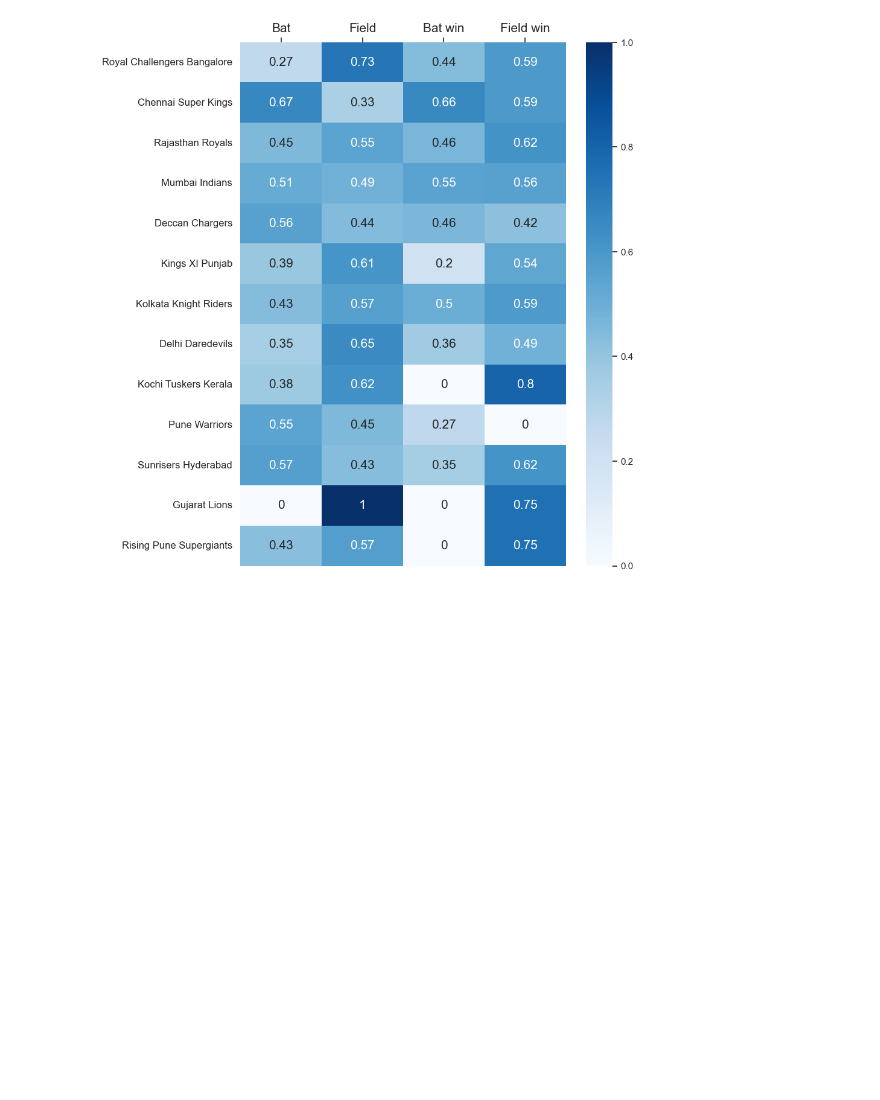
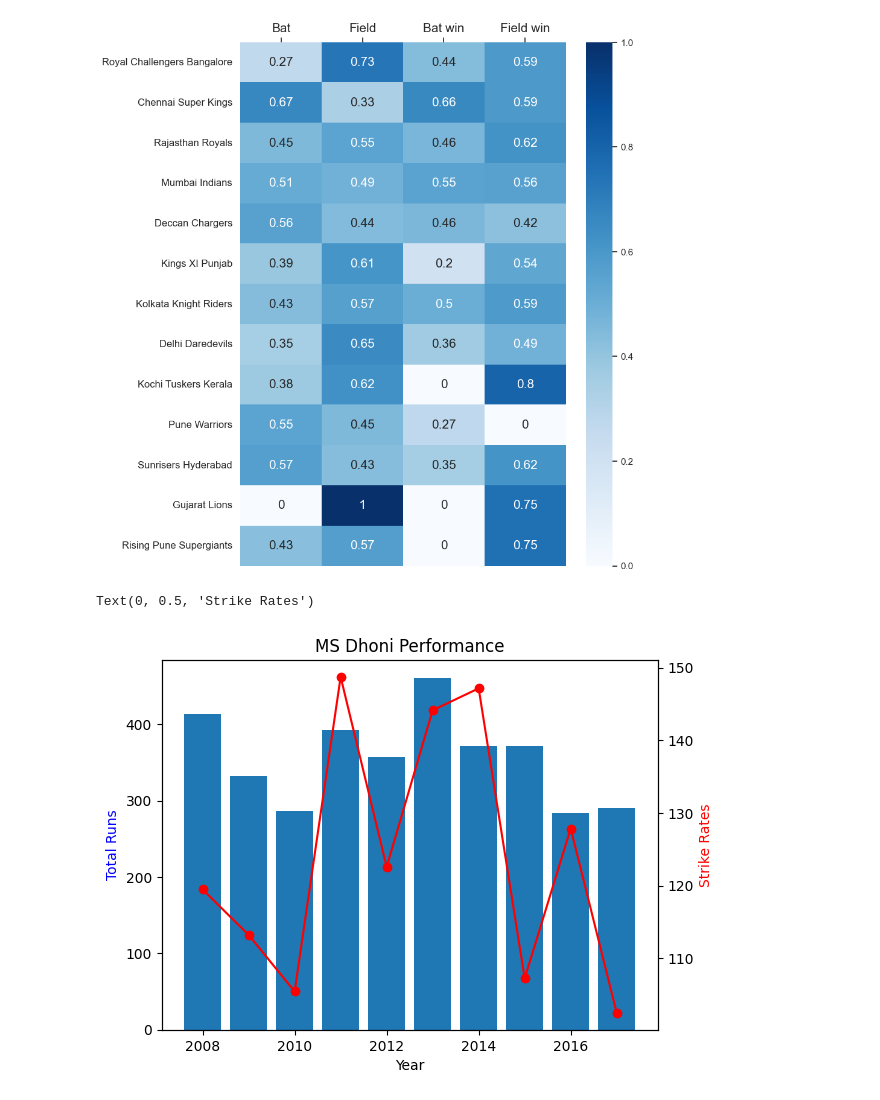
Before and after one commit to rkishorekumar-git/EDA-For-IPL, a Jupyter notebook: src/common_notebook.ipynb, the cells around one changed output. Saved outputs shown, nothing was run; the diff lists cells and outputs as text; code cells hidden in the pictures; blank space fills up the shorter version.

```diff
--- a/src/common_notebook.ipynb
+++ b/src/common_notebook.ipynb
@@ -161,3 +162,19 @@ The `ci` parameter is deprecated. Use `errorbar=None` for the same effect.
 toss_winner_choice_table()
 # %% [output]
 [figure]
+# %%
+#Player performance over all seasons - Strike rate and Seasonal runs
+batsman_1_name = "MS Dhoni"
+player = PlayerPerformance(batsman_1_name)
+years, strike_rate, max_runs, average, total_runs = player.get_player_performance()
+fig, ax1 = plt.subplots()
+plt.title(f'{batsman_1_name} Performance')
+ax2 = ax1.twinx()
+ax1.bar(years, total_runs)
+ax2.plot(years, strike_rate, '-o', color='red')
+ax1.set_xlabel('Year')
+ax1.set_ylabel('Total Runs', color='b')
+ax2.set_ylabel('Strike Rates', color='r')
+# %% [output]
+Text(0, 0.5, 'Strike Rates')
+[figure, added]
```
Also changed, not shown: parts of 4 cells of this notebook, 10 other files.
